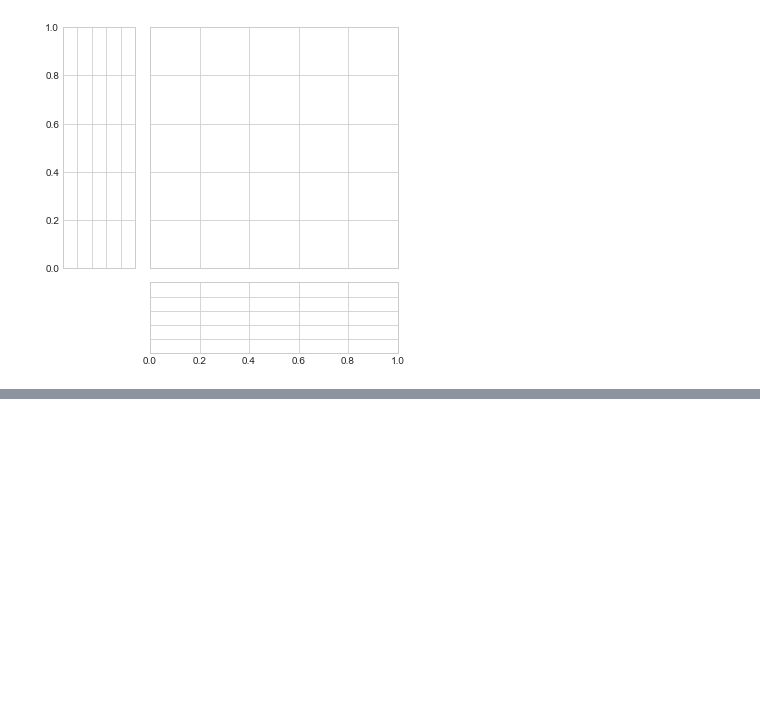
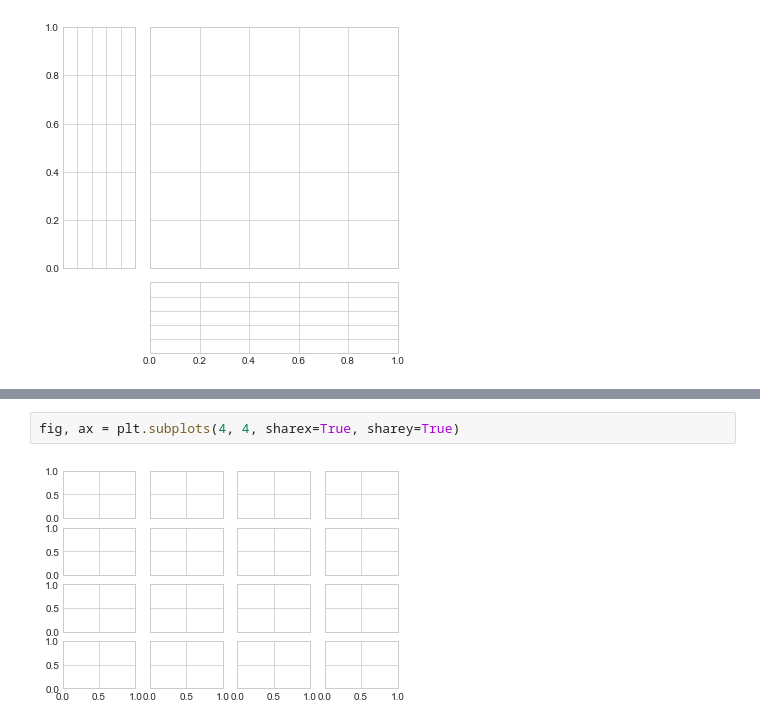
Before and after one commit to Brightchu/pytest, a Jupyter notebook: notes/3_matplotlib.ipynb, the cells around one changed output, grey strips where cells are left out. Drawn from its saved outputs; the diff is of its cells as text; blank space fills up the shorter version.

```diff
--- a/notes/3_matplotlib.ipynb
+++ b/notes/3_matplotlib.ipynb
@@ -305,0 +336,4 @@ x_hist = fig.add_subplot(grid[-1, 1:], yticklabels=[],  sharey=main_ax)
+# %%
+fig, ax = plt.subplots(4, 4, sharex=True, sharey=True)
+# %% [output]
+[figure, added]
```
Also changed, not shown: parts of 16 cells of this notebook, 28 other files.
